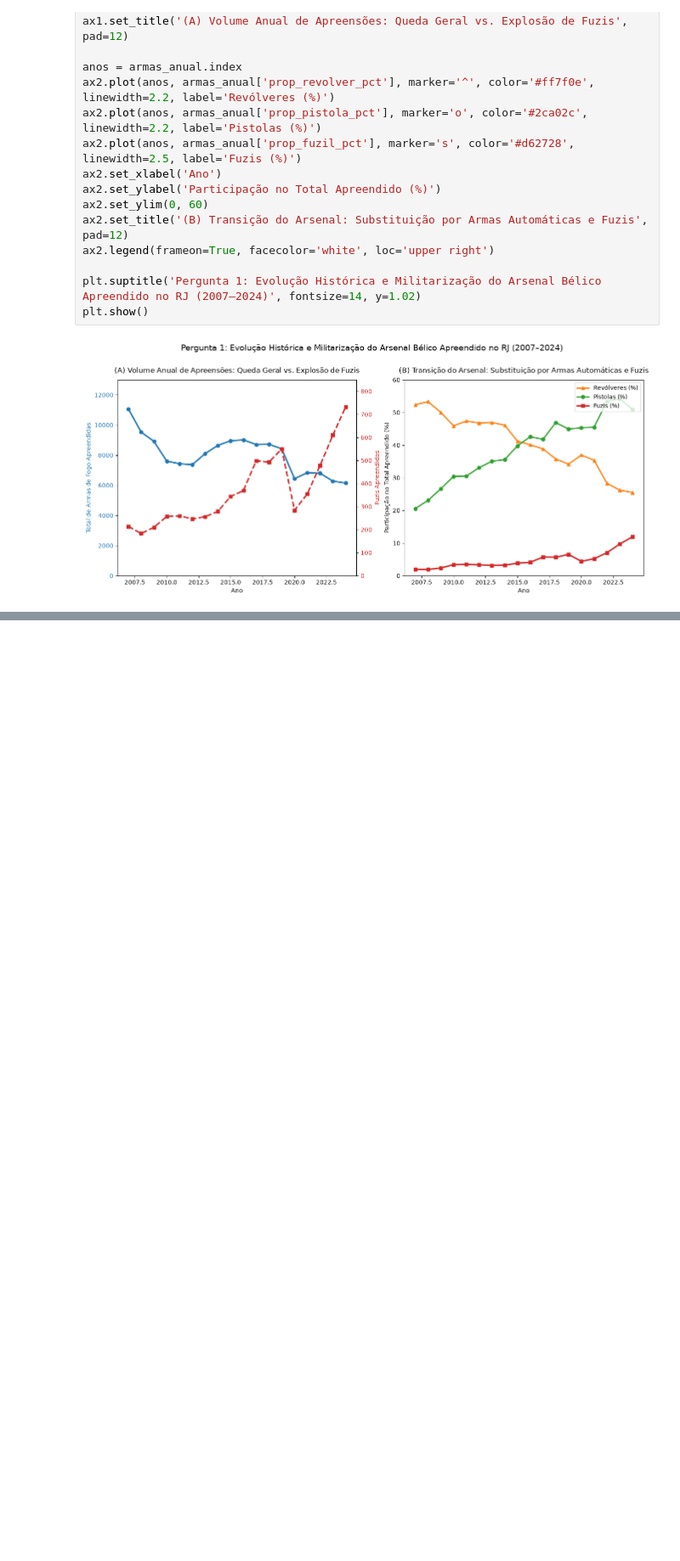
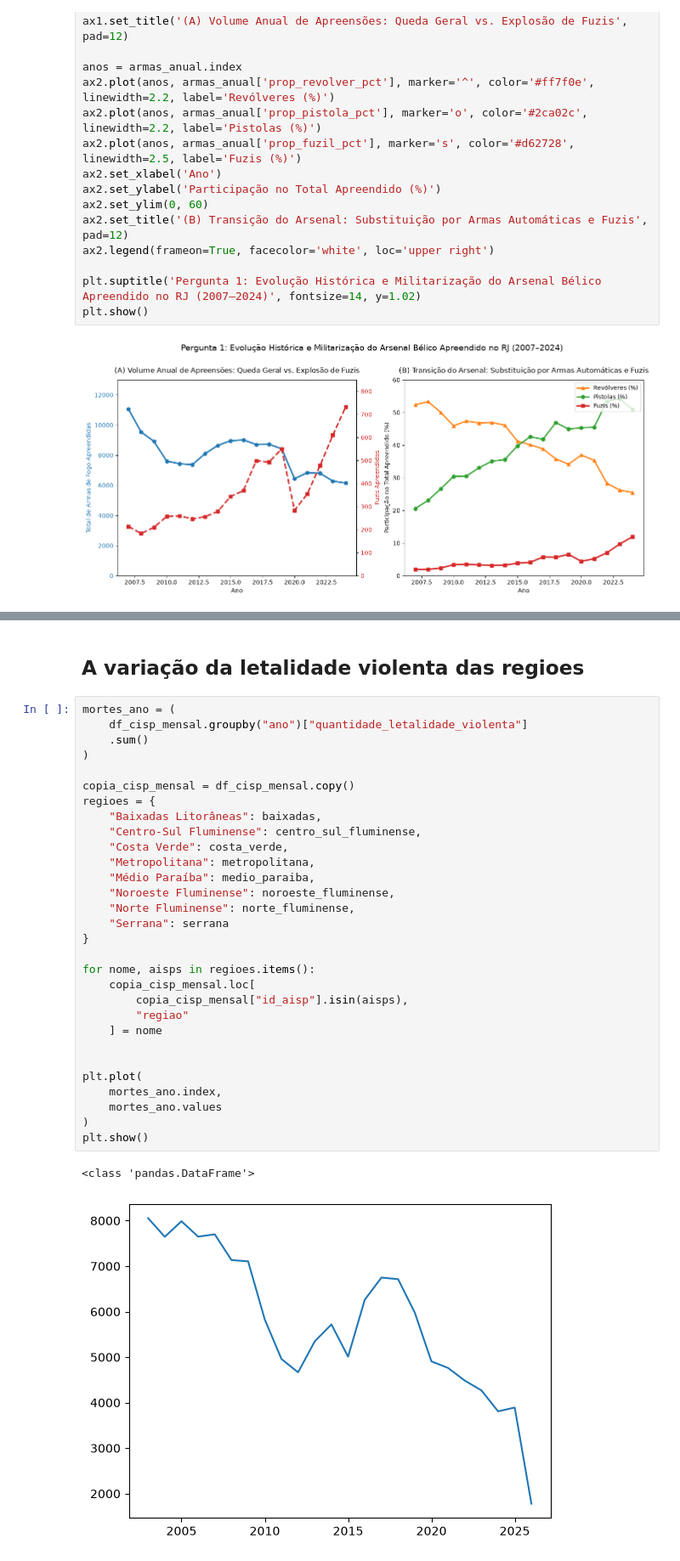
Before and after one commit to Josue-santoss/AEDV-A2-, a Jupyter notebook: NotebookAEDV.ipynb, the cells around one changed output, grey strips where cells are left out. Shown at 85% size. Cells and saved outputs as stored; diff of their text form; blank space fills up the shorter version.

```diff
--- a/NotebookAEDV.ipynb
+++ b/NotebookAEDV.ipynb
@@ -118,0 +390,35 @@ plt.show()
+# %% [markdown]
+## A variação da letalidade violenta das regioes
+# %%
+mortes_ano = (
+    df_cisp_mensal.groupby("ano")["quantidade_letalidade_violenta"]
+    .sum()
+)
+
+copia_cisp_mensal = df_cisp_mensal.copy()
+regioes = {
+    "Baixadas Litorâneas": baixadas,
+    "Centro-Sul Fluminense": centro_sul_fluminense,
+    "Costa Verde": costa_verde,
+    "Metropolitana": metropolitana,
+    "Médio Paraíba": medio_paraiba,
+    "Noroeste Fluminense": noroeste_fluminense,
+    "Norte Fluminense": norte_fluminense,
+    "Serrana": serrana
+}
+
+for nome, aisps in regioes.items():
+    copia_cisp_mensal.loc[
+        copia_cisp_mensal["id_aisp"].isin(aisps),
+        "regiao"
+    ] = nome
+
+
+plt.plot(
+    mortes_ano.index,
+    mortes_ano.values
+)
+plt.show()
+# %% [output]
+<class 'pandas.DataFrame'>
+[figure, added]
```
Also changed, not shown: parts of 29 cells of this notebook.
